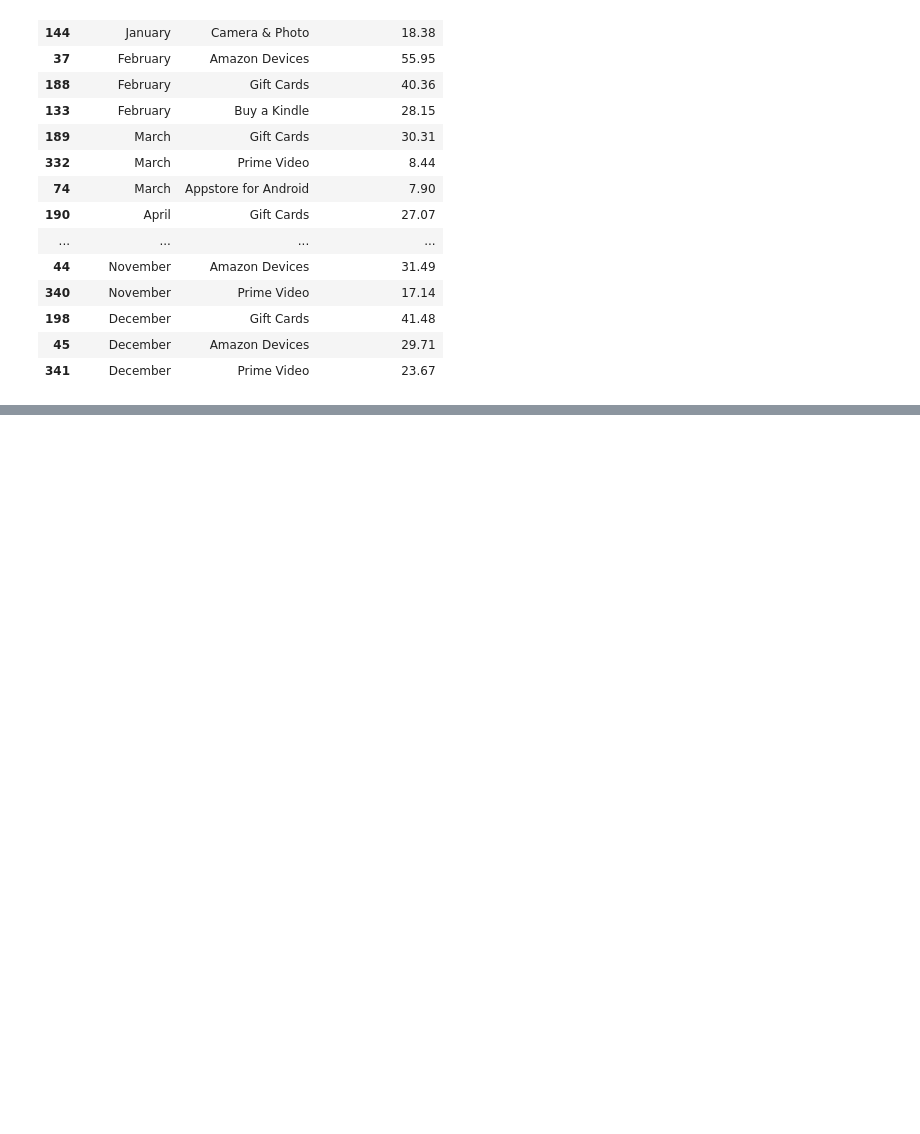
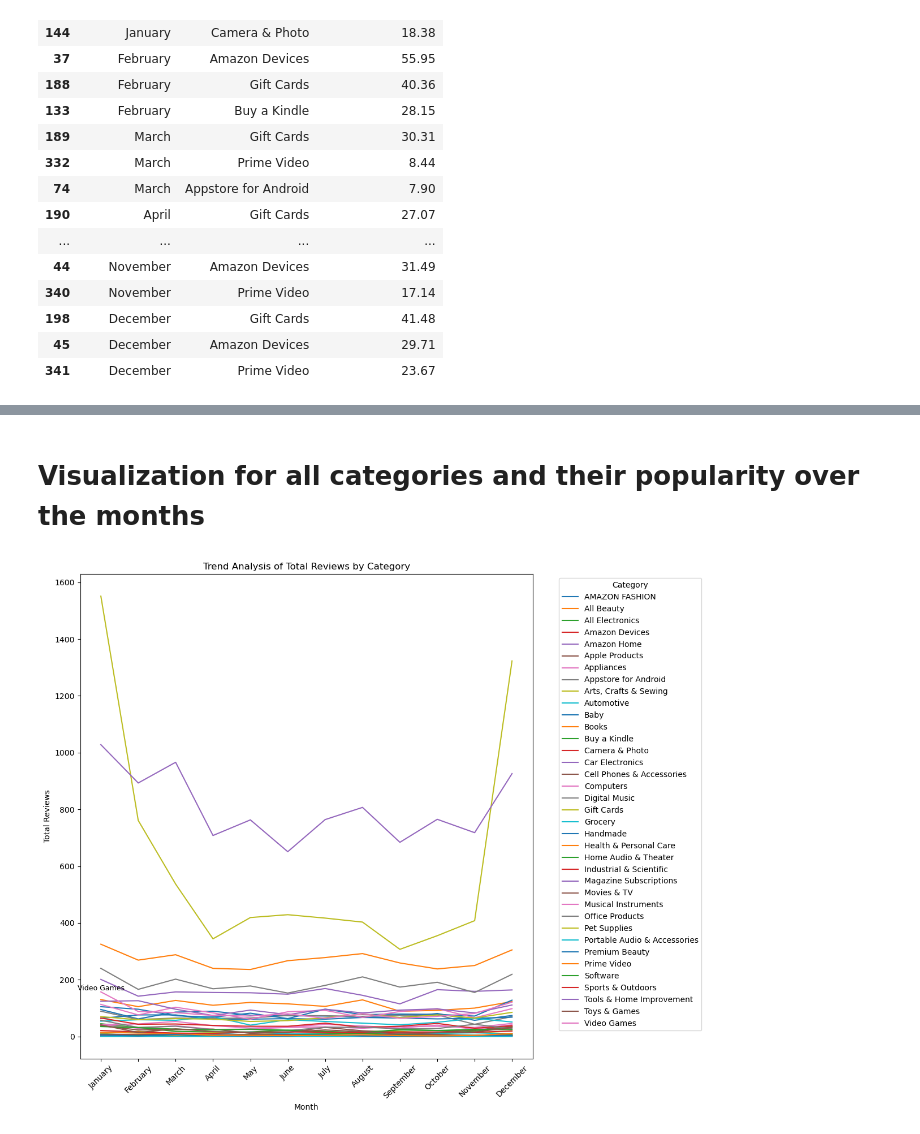
Before and after one commit to JosephKai1/COMP3610PROJECT, a Jupyter notebook: notebooks/ProductAnalysis.ipynb, the cells around one changed output, grey strips where cells are left out. Drawn from its saved outputs; the diff is of its cells as text; code cells hidden in the pictures; blank space fills up the shorter version.

Commit message:
added visualization for all categories poopularity over months

```diff
--- a/notebooks/ProductAnalysis.ipynb
+++ b/notebooks/ProductAnalysis.ipynb
@@ -288 +287,32 @@ totalRatio
 37 rows × 25 columns
+# %% [markdown]
+# Visualization for all categories and their popularity over the months
+# %%
+#get total columns
+totalCols = [col for col in totalRatio.columns if '_Total' in col]
+
+#melt the frame
+melted= totalRatio.melt(id_vars='category', value_vars=totalCols, var_name='Month', value_name='TotalReviews')
+
+melted['Month'] = melted['Month'].str.replace('_Total', '')
+melted['Month'] = pd.Categorical(melted['Month'], categories=month_names, ordered=True)
+
+#plot
+plt.figure(figsize=(12, 10))
+for category in melted['category'].unique():
+    category_data = melted[melted['category'] == category]
+    plt.plot(category_data['Month'], category_data['TotalReviews'], label=category)
+
+#supposed to get the max value but it dont work :\
+# max_point = category_data.loc[category_data['TotalReviews'].idxmax()]
+# plt.text(max_point['Month'], max_point['TotalReviews'], category, fontsize=9, ha='center', va='bottom')
+
+plt.title('Trend Analysis of Total Reviews by Category')
+plt.xlabel('Month')
+plt.ylabel('Total Reviews')
+plt.legend(title='Category', bbox_to_anchor=(1.05, 1), loc='upper left')
+plt.xticks(rotation=45)
+plt.tight_layout()
+plt.show()
+# %% [output]
+[figure, added]
```
Also changed, not shown: parts of 6 cells of this notebook.
